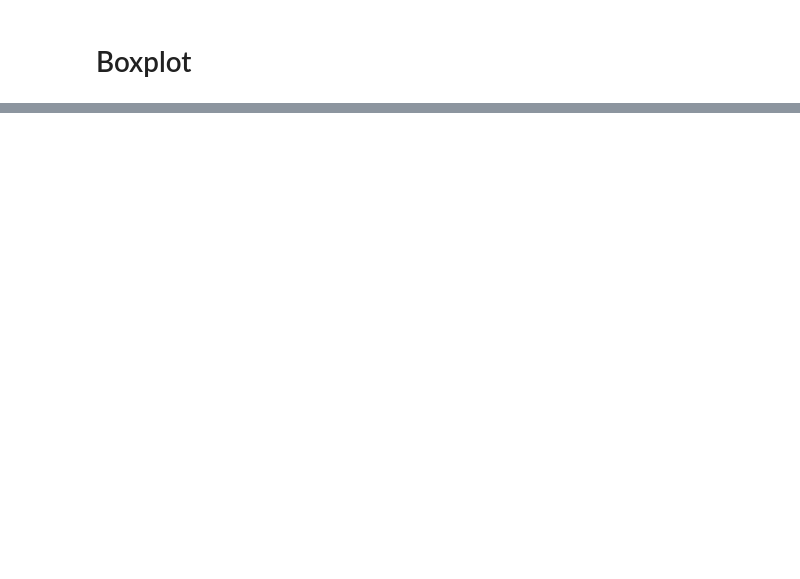
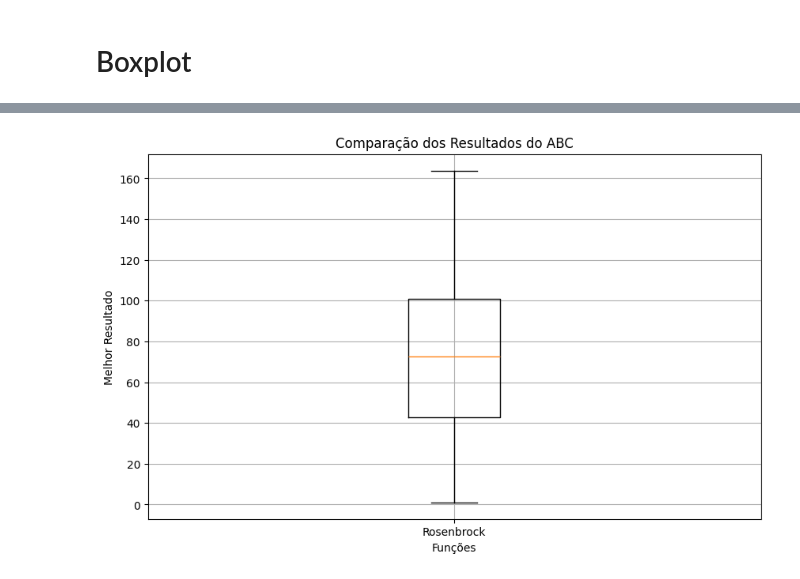
Before and after one commit to PauloPatricio05/Algoritm-ABC, a Jupyter notebook: main.ipynb, the cells around one changed output, grey strips where cells are left out. Drawn from its saved outputs; the diff is of its cells as text; code cells hidden in the pictures; blank space fills up the shorter version.

```diff
--- a/main.ipynb
+++ b/main.ipynb
@@ -167,4 +164,28 @@ def gerar_boxplot(resultados_sphere,
     plt.grid(True)
 
     plt.show()
+# %%
+def gerar_boxplot_rosenbrock(resultados_rosenbrock):
+
+    dados = [
+        resultados_rosenbrock
+    ]
+
+    nomes = [
+        "Rosenbrock"
+    ]
+
+    plt.figure(figsize=(10, 6))
+
+    plt.boxplot(dados, labels=nomes)
+
+    plt.title("Comparação dos Resultados do ABC")
+
+    plt.xlabel("Funções")
+
+    plt.ylabel("Melhor Resultado")
+
+    plt.grid(True)
+
+    plt.show()
 # %%
@@ -173,0 +195,4 @@ gerar_boxplot(resultados_sphere,resultados_rastrigin,resultados_rosenbrock)
+# %%
+gerar_boxplot_rosenbrock(resultados_rosenbrock)
+# %% [output]
+[figure, added]
```
Also changed, not shown: parts of 4 cells of this notebook, 4 other files.
